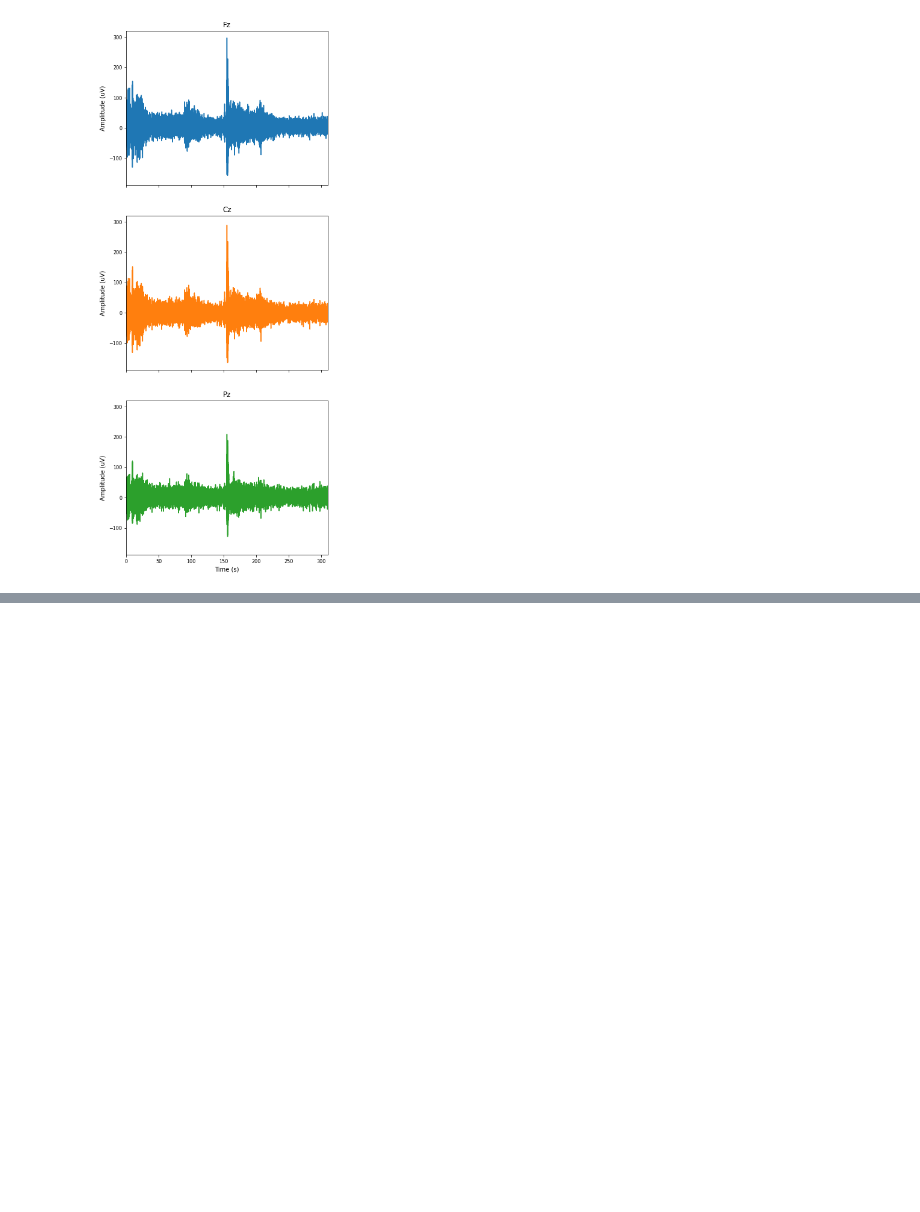
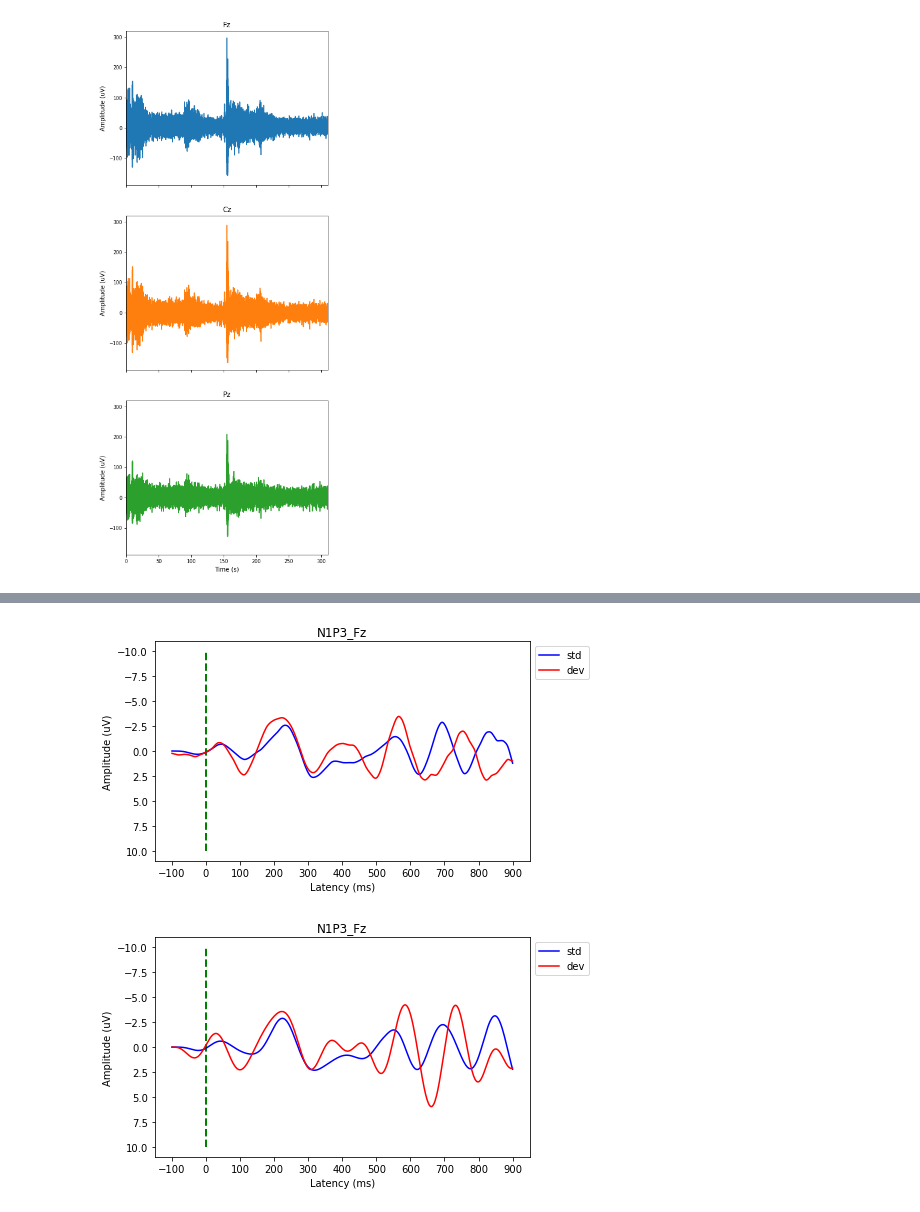
Before and after one commit to iggy96/Dementia-EEG-Analysis, a Jupyter notebook: pp_single_1.1.ipynb, the cells around one changed output, grey strips where cells are left out. Drawn from its saved outputs; the diff is of its cells as text; code cells hidden in the pictures; blank space fills up the shorter version.

```diff
--- a/pp_single_1.1.ipynb
+++ b/pp_single_1.1.ipynb
@@ -101 +101,25 @@ plot_ERPs(img_save_path,con_Pz,inc_Pz,erp_latency,'N4_Pz','Latency (ms)','Amplit
 [figure]
+# %%
+def dwt(data,wavelet):
+    # A5,D5,D4,D3,D2,D1 = 0-4Hz,8-16Hz,16-32Hz,32-64Hz,64-128Hz
+    # A5 is eliminated: OAs are associated with freq ranged < 5Hz
+    # D2,D1 are eliminated: MAs are associated with freq ranged > 32Hz
+    coeffs = wavedec(data,wavelet,level=5)
+    coeffs = np.array(coeffs,dtype=object)
+    A5,D5,D4,D3,D2,D1 = coeffs
+    zD5,zD2,zD1 = np.zeros((len(D5))),np.zeros(len(D2)),np.zeros((len(D1)))
+    value = (np.median(abs(D1))/0.6745)*(np.sqrt(2*np.log(len(data))))
+    tA5 = pywt.threshold(A5,value,'hard')
+    tD4 = pywt.threshold(D4,value,'hard')
+    tD3 = pywt.threshold(D3,value,'hard')
+    coeffs = [A5,zD5,D4,D3,D2,D1]
+    recovered_signal = pywt.waverec(coeffs,wavelet)
+    return recovered_signal
+
+test_1 = dwt(std_Fz,wavelet='coif3')
+test_2 = dwt(dev_Fz,wavelet='coif3')
+plot_ERPs(img_save_path,test_1,test_2,erp_latency,'N1P3_Fz','Latency (ms)','Amplitude (uV)','std','dev','b','r',10,image_name)
+plot_ERPs(img_save_path,std_Fz,dev_Fz,erp_latency,'N1P3_Fz','Latency (ms)','Amplitude (uV)','std','dev','b','r',10,image_name)
+# %% [output]
+[figure, added]
+[figure, added]
```
Also changed, not shown: parts of 6 cells of this notebook.
